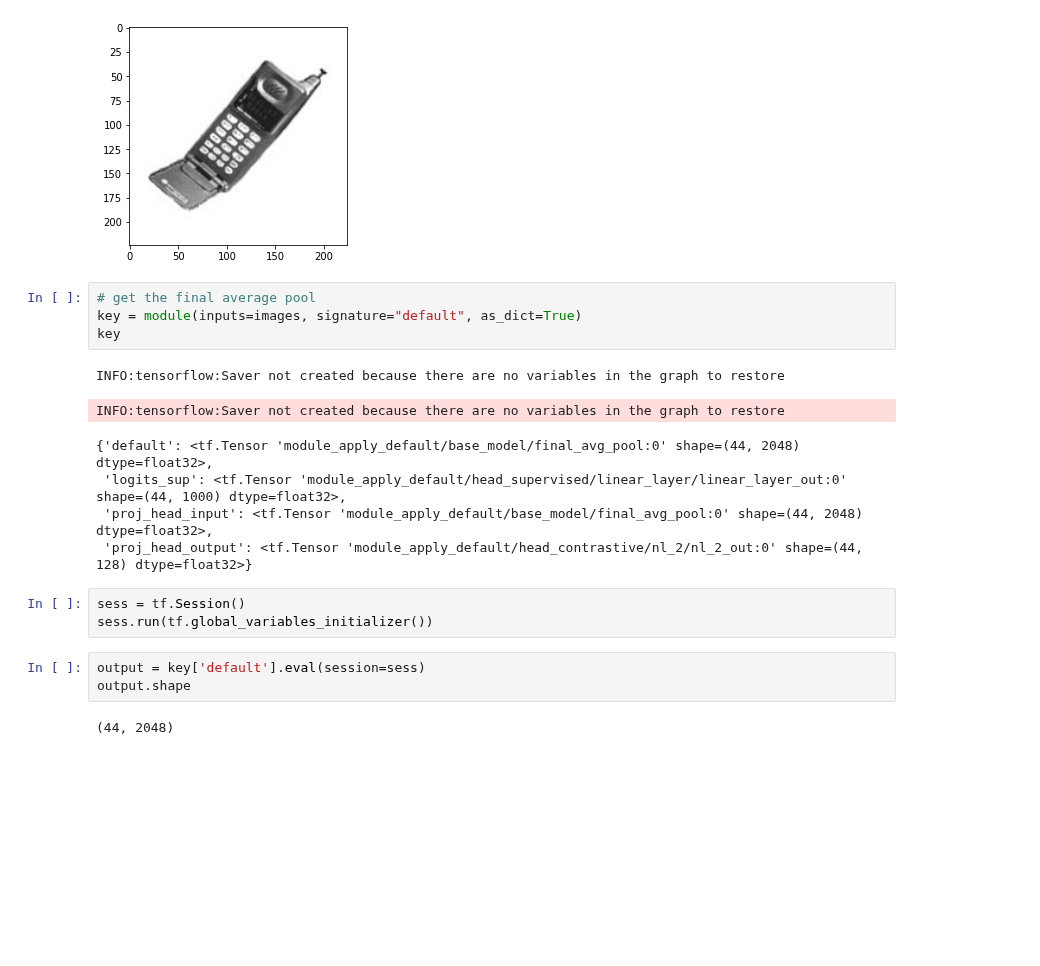
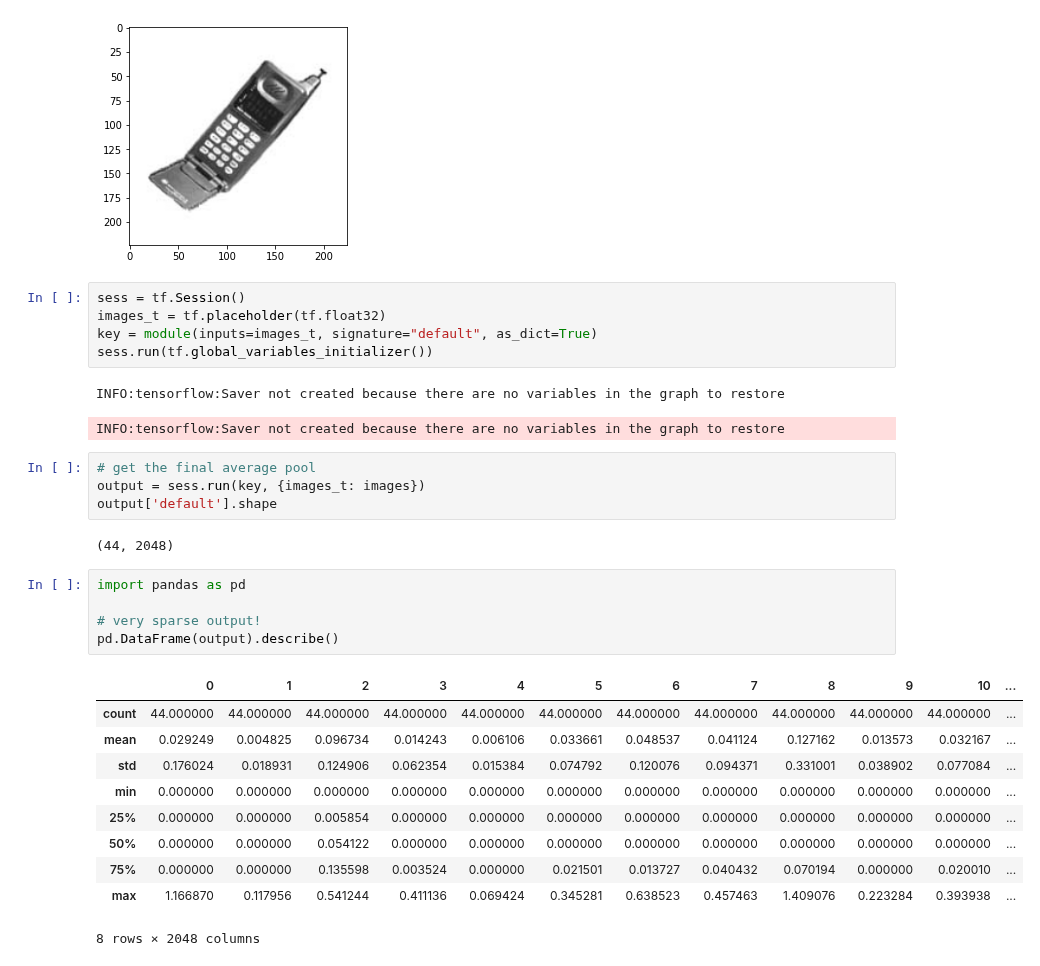
Before and after one commit to ryansteed/ieat, a Jupyter notebook: notebooks/simclr.ipynb, the cells around one changed output. Cells and saved outputs as stored; diff of their text form; blank space fills up the shorter version.

```diff
--- a/notebooks/simclr.ipynb
+++ b/notebooks/simclr.ipynb
@@ -81,22 +63,33 @@ plt.imshow(images[0])
 (44, 224, 224, 3)
 <matplotlib.image.AxesImage at 0x...>
 [figure]
+# %%
+sess = tf.Session()
+images_t = tf.placeholder(tf.float32)
+key = module(inputs=images_t, signature="default", as_dict=True)
+sess.run(tf.global_variables_initializer())
+# %% [output]
+INFO:tensorflow:Saver not created because there are no variables in the graph to restore
+INFO:tensorflow:Saver not created because there are no variables in the graph to restore
 # %%
 # get the final average pool
-key = module(inputs=images, signature="default", as_dict=True)
-key
+output = sess.run(key, {images_t: images})
+output['default'].shape
 # %% [output]
-INFO:tensorflow:Saver not created because there are no variables in the graph to restore
+(44, 2048)
-INFO:tensorflow:Saver not created because there are no variables in the graph to restore
-{'default': <tf.Tensor 'module_apply_default/base_model/final_avg_pool:0' shape=(44, 2048) dtype=float32>,
- 'logits_sup': <tf.Tensor 'module_apply_default/head_supervised/linear_layer/linear_layer_out:0' shape=(44, 1000) dtype=float32>,
- 'proj_head_input': <tf.Tensor 'module_apply_default/base_model/final_avg_pool:0' shape=(44, 2048) dtype=float32>,
- 'proj_head_output': <tf.Tensor 'module_apply_default/head_contrastive/nl_2/nl_2_out:0' shape=(44, 128) dtype=float32>}
-# %%
-sess = tf.Session()
-sess.run(tf.global_variables_initializer())
-# %%
-output = key['default'].eval(session=sess)
-output.shape
-# %% [output]
-(44, 2048)
+# %%
+import pandas as pd
+
+# very sparse output!
+pd.DataFrame(output).describe()
+# %% [output]
+|  | 0 | 1 | 2 | 3 | 4 | 5 | 6 | 7 | 8 | 9 | 10 | ... |
+| count | 44.000000 | 44.000000 | 44.000000 | 44.000000 | 44.000000 | 44.000000 | 44.000000 | 44.000000 | 44.000000 | 44.000000 | 44.000000 | ... |
+| mean | 0.029249 | 0.004825 | 0.096734 | 0.014243 | 0.006106 | 0.033661 | 0.048537 | 0.041124 | 0.127162 | 0.013573 | 0.032167 | ... |
+| std | 0.176024 | 0.018931 | 0.124906 | 0.062354 | 0.015384 | 0.074792 | 0.120076 | 0.094371 | 0.331001 | 0.038902 | 0.077084 | ... |
+| min | 0.000000 | 0.000000 | 0.000000 | 0.000000 | 0.000000 | 0.000000 | 0.000000 | 0.000000 | 0.000000 | 0.000000 | 0.000000 | ... |
+| 25% | 0.000000 | 0.000000 | 0.005854 | 0.000000 | 0.000000 | 0.000000 | 0.000000 | 0.000000 | 0.000000 | 0.000000 | 0.000000 | ... |
+| 50% | 0.000000 | 0.000000 | 0.054122 | 0.000000 | 0.000000 | 0.000000 | 0.000000 | 0.000000 | 0.000000 | 0.000000 | 0.000000 | ... |
+| 75% | 0.000000 | 0.000000 | 0.135598 | 0.003524 | 0.000000 | 0.021501 | 0.013727 | 0.040432 | 0.070194 | 0.000000 | 0.020010 | ... |
+| max | 1.166870 | 0.117956 | 0.541244 | 0.411136 | 0.069424 | 0.345281 | 0.638523 | 0.457463 | 1.409076 | 0.223284 | 0.393938 | ... |
+8 rows × 2048 columns
```
Also changed, not shown: parts of 1 cell of this notebook.
